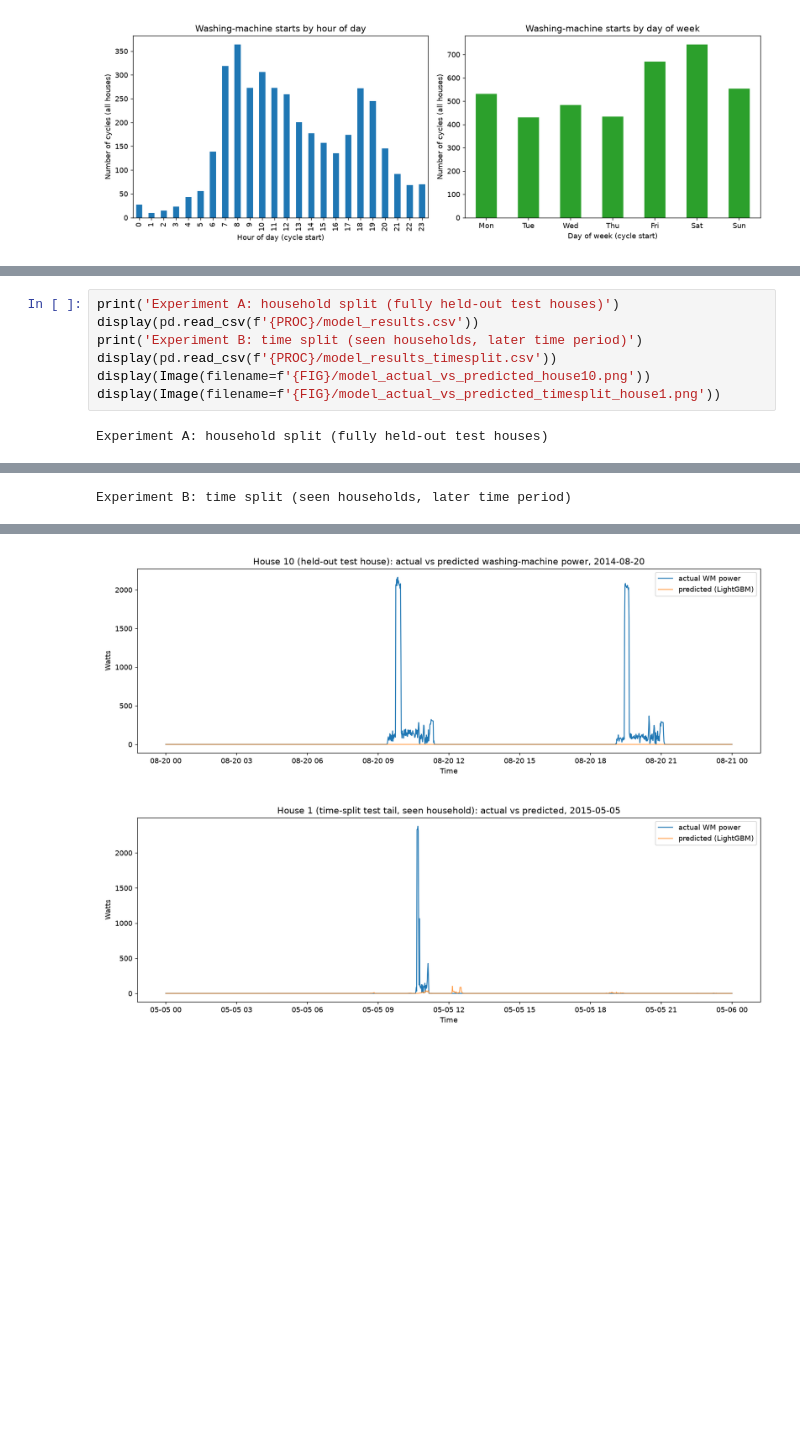
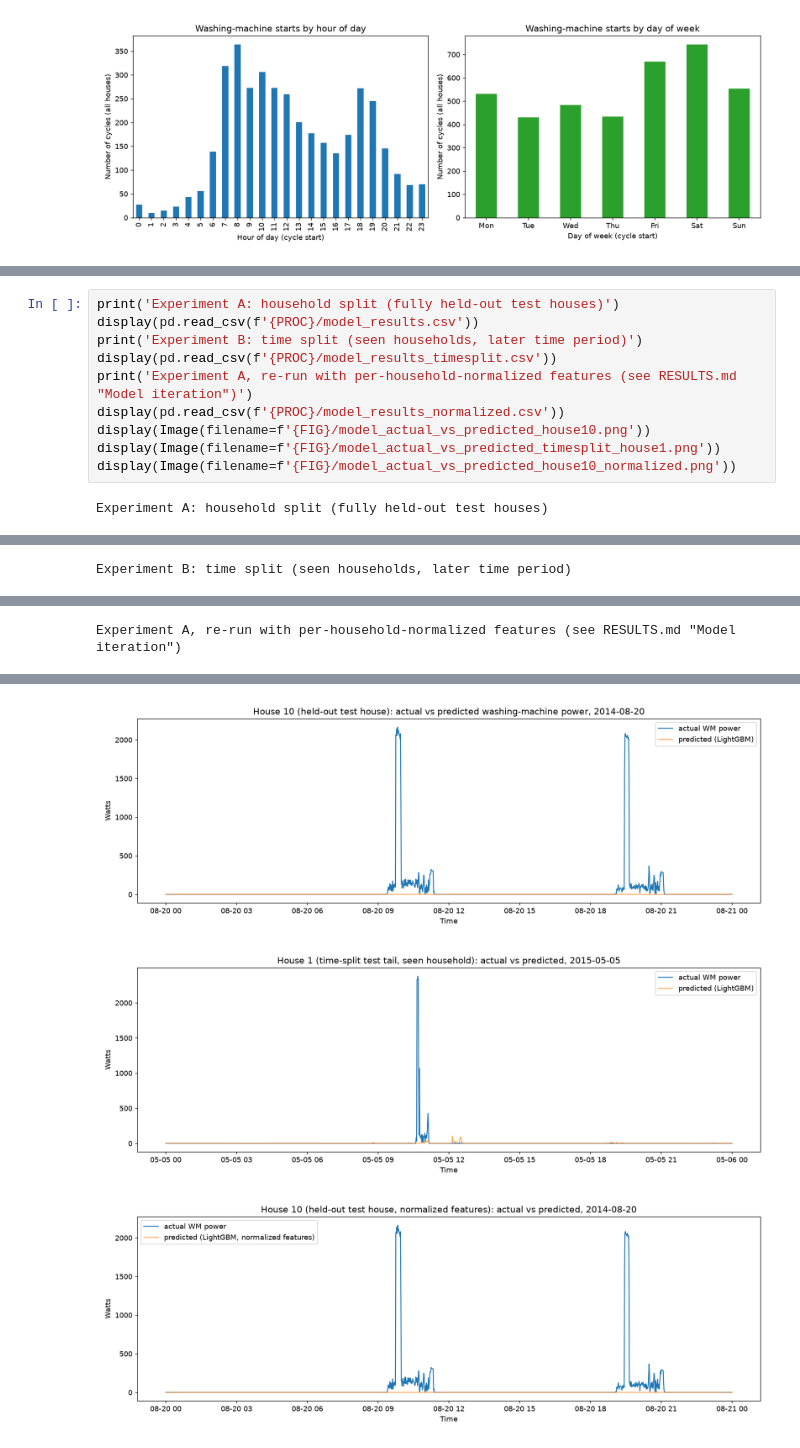
Before and after one commit to geetmadnani/Flock_energy_assignment, a Jupyter notebook: notebooks/walkthrough.ipynb, the cells around one changed output, grey strips where cells are left out. Cells and saved outputs as stored; diff of their text form; blank space fills up the shorter version.

```diff
--- a/notebooks/walkthrough.ipynb
+++ b/notebooks/walkthrough.ipynb
@@ -141,8 +141,11 @@ print('Experiment A: household split (fully held-out test houses)')
 display(pd.read_csv(f'{PROC}/model_results.csv'))
 print('Experiment B: time split (seen households, later time period)')
 display(pd.read_csv(f'{PROC}/model_results_timesplit.csv'))
+print('Experiment A, re-run with per-household-normalized features (see RESULTS.md "Model iteration")')
+display(pd.read_csv(f'{PROC}/model_results_normalized.csv'))
 display(Image(filename=f'{FIG}/model_actual_vs_predicted_house10.png'))
 display(Image(filename=f'{FIG}/model_actual_vs_predicted_timesplit_house1.png'))
+display(Image(filename=f'{FIG}/model_actual_vs_predicted_house10_normalized.png'))
 # %% [output]
 Experiment A: household split (fully held-out test houses)
 |  | label | MAE_W | RMSE_W | SAE | on_off_F1 | on_off_precision | on_off_recall | n_rows |
@@ -159,3 +162,4 @@ Experiment B: time split (seen households, later time period)
 | 1 | timesplit_baseline_hourly_profile | 34.48 | 169.24 | 0.1589 | 0.1324 | 0.0723 | 0.7893 | 868444 |
 | 2 | timesplit_lightgbm_model | 19.57 | 164.06 | 0.9075 | 0.4471 | 0.6459 | 0.3419 | 868444 |
 | 3 | timesplit_lightgbm_active_only | 330.97 | 685.68 | 0.9379 | 0.5096 | 1.0000 | 0.3419 | 49645 |
+Experiment A, re-run with per-household-normalized features (see RESULTS.md "Model iteration")
@@ -162,2 +174,3 @@ Experiment B: time split (seen households, later time period)
 [figure]
 [figure]
+[figure, added]
```
Also changed, not shown: parts of 3 cells of this notebook, 7 other files.
